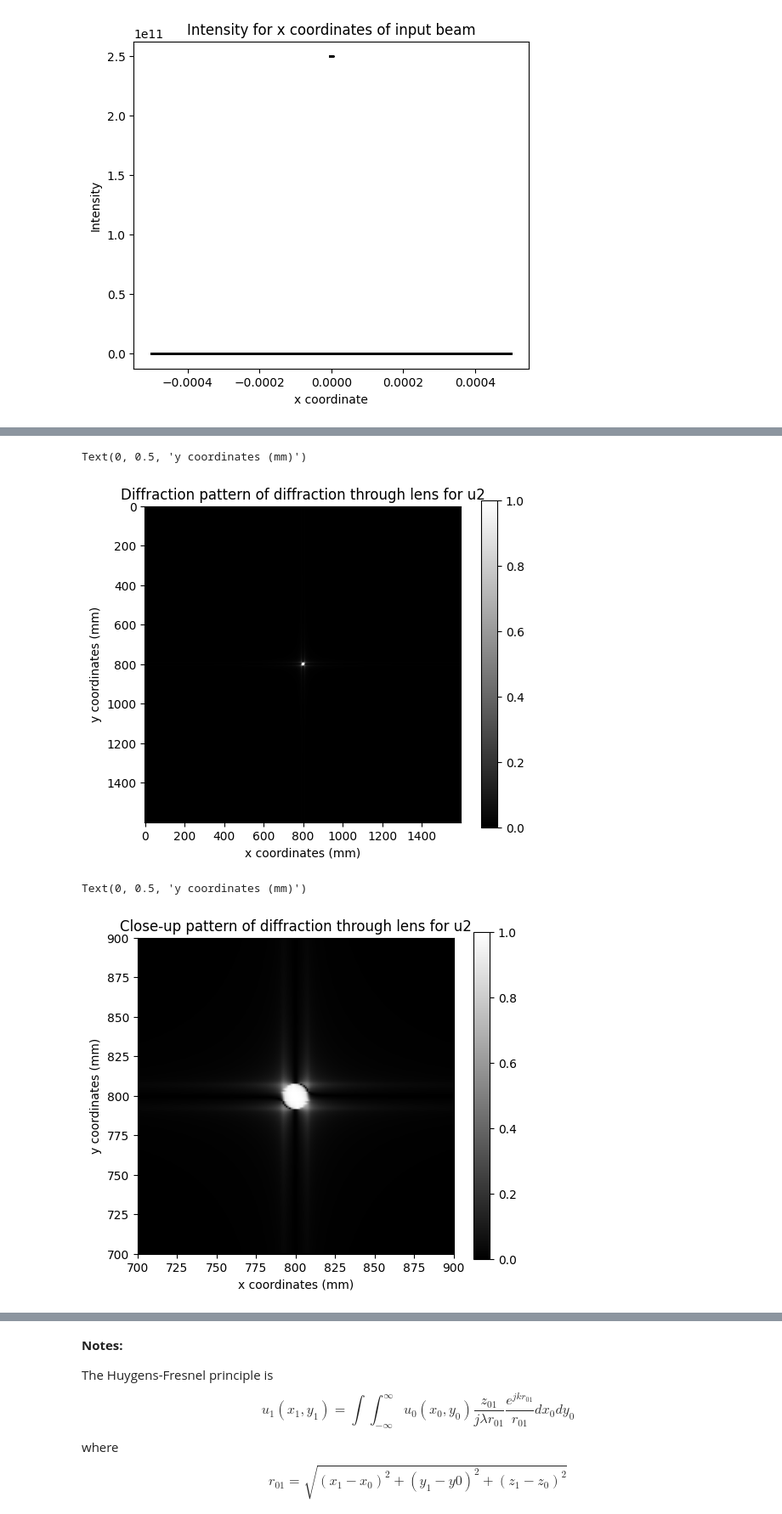
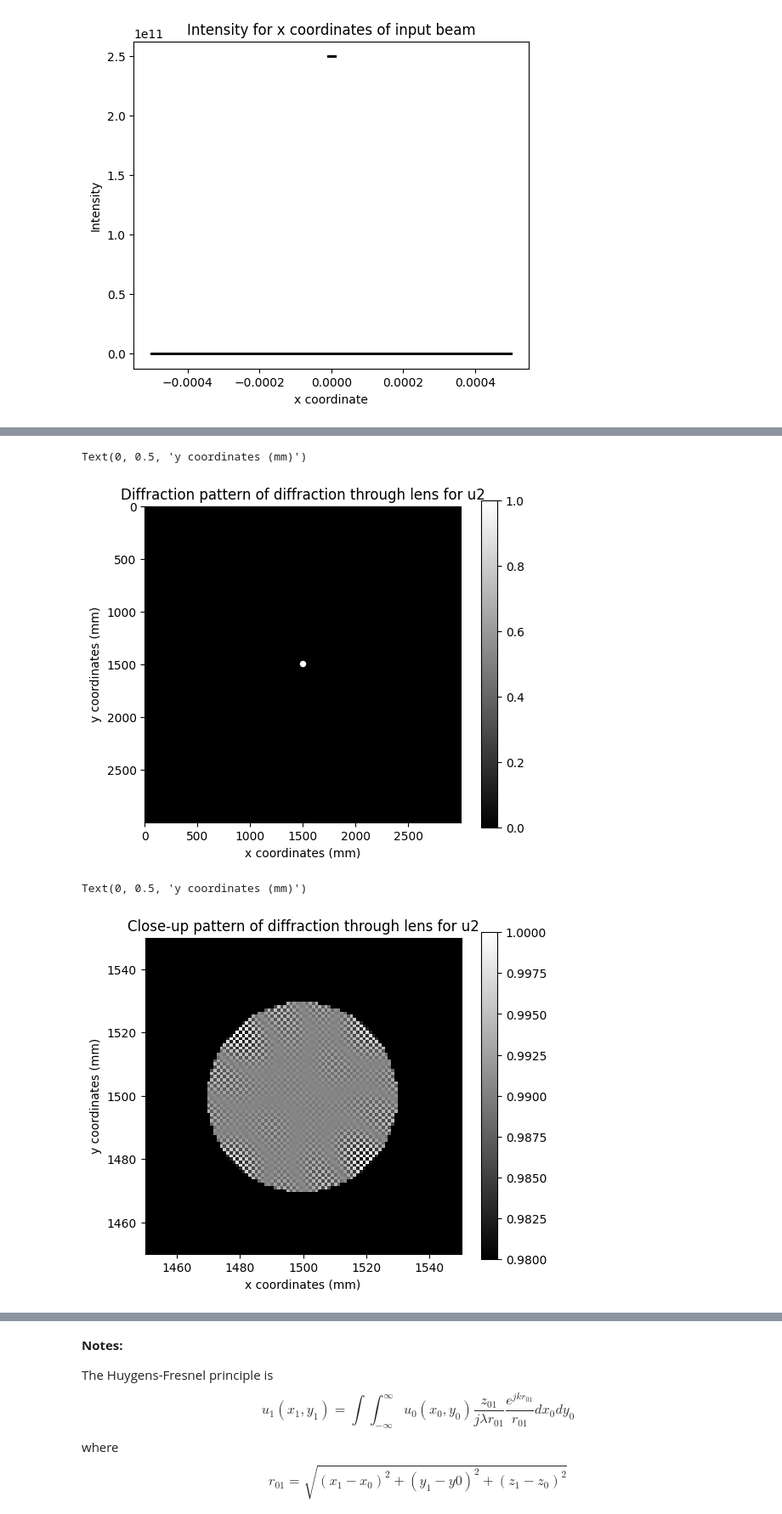
Before and after one commit to sheinyuri/code-files-gen, a Jupyter notebook: 4f_optical_system_simulation_v1.ipynb, the cells around one changed output, grey strips where cells are left out. Shown at 85% size. Saved outputs shown, nothing was run; the diff lists cells and outputs as text; code cells hidden in the pictures.

```diff
--- a/4f_optical_system_simulation_v1.ipynb
+++ b/4f_optical_system_simulation_v1.ipynb
@@ -6,9 +6,9 @@ import math
 
 wvl = 200e-9 # wavelength
 f = 10 # distance
-pix_size = 1e-6 # pixel size
+pix_size = 1e-5 # pixel size
 img_size = 1e-3 # image size
-num_pixels = 1600 # number of pixels
+num_pixels = 3000 # number of pixels
 
 x = np.linspace(-img_size/2, img_size/2, num_pixels) # spatial grid size
 xv, yv = np.meshgrid(x,x)
@@ -19,7 +19,7 @@ xv, yv = np.meshgrid(x,x)
 #u_in = np.exp(-2*(xv**2 + yv**2)/(img_size/120)**2)
 
 # defines object to be perfect circle beam with radius r
-r = 5e-6
+r = 10e-6
 u_in = (xv**2 < r**2 - yv**2)
 u_in = u_in.astype(float)
 
@@ -88,8 +88,21 @@ Text(0, 0.5, 'Intensity')
 # t_lens(r) = A exp (-i pi r^2/(lambda * f)) t_ap(r)
 
 A = 10*xv + 5*yv
-phase_mask = A * np.exp(-1j * np.pi * r**2 / (wvl * f)) # at focal point f
-u1 = phase_mask*u1
+P = u1
+#phase_mask = A * np.exp(-1j * np.pi * r**2 / (wvl * f)) # at focal point f
+phase_mask = np.zeros((num_pixels, num_pixels))
+coords = [(1475, 1475), (1525, 1525)]
+radius = 100
+for position in coords:
+    x, y = position
+    for i in range(max(0, x - radius), min(num_pixels, x + radius + 1)):
+        for j in range(max(0, y - radius), min(num_pixels, y + radius + 1)):
+            distance = np.sqrt((i - x)**2 + (j - y)**2)
+            if distance <= radius:  # If within the radius, apply phase shift
+                phase_mask[i, j] = np.pi
+
+
+u1 = np.exp(-1j*np.pi*phase_mask)*u1
 # %%
 # propagating through second lens
 u_out = u1
@@ -115,20 +128,20 @@ plt.xlabel("x coordinates (mm)")
 plt.ylabel("y coordinates (mm)")
 # %% [output]
 Text(0, 0.5, 'y coordinates (mm)')
-[figure, old version]
+[figure, new version]
 # %%
 plt.figure(figsize=(6,5))
-plt.xlim(700, 900)
-plt.ylim(700, 900)
+plt.xlim(1450, 1550)
+plt.ylim(1450, 1550)
 plt.imshow(I2_normalised, cmap='gray')
-plt.clim(0, 1)
+plt.clim(0.98, 1)
 plt.colorbar()
 plt.title("Close-up pattern of diffraction through lens for u2")
 plt.xlabel("x coordinates (mm)")
 plt.ylabel("y coordinates (mm)")
 # %% [output]
 Text(0, 0.5, 'y coordinates (mm)')
-[figure, old version]
+[figure, new version]
 # %%
 plt.plot(xv, I2_normalised, 'ko', markersize = 0.5, ls = 'none')
 plt.title("Intensity graph for I2 for x-coordinate")
```
Also changed, not shown: parts of 6 cells of this notebook.
